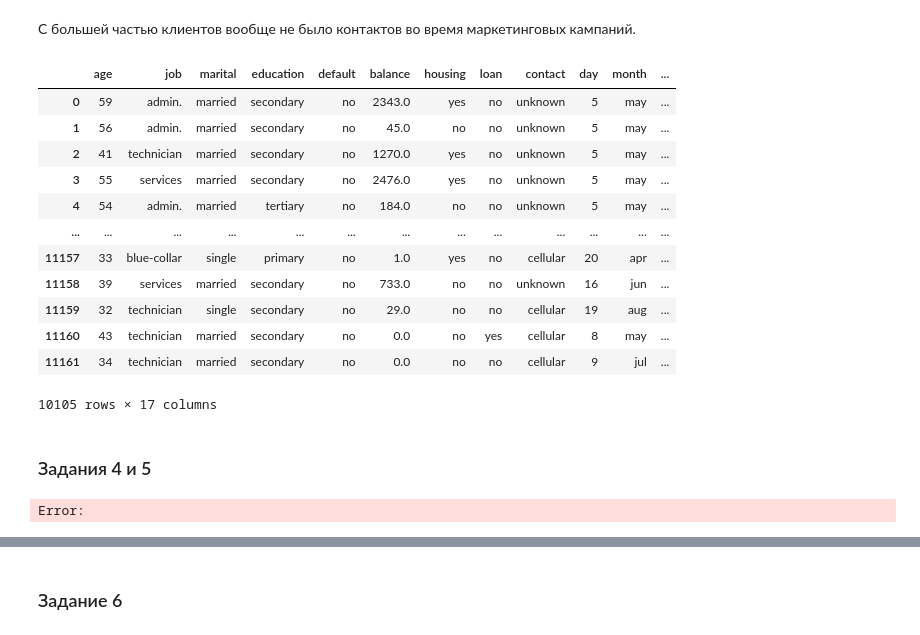
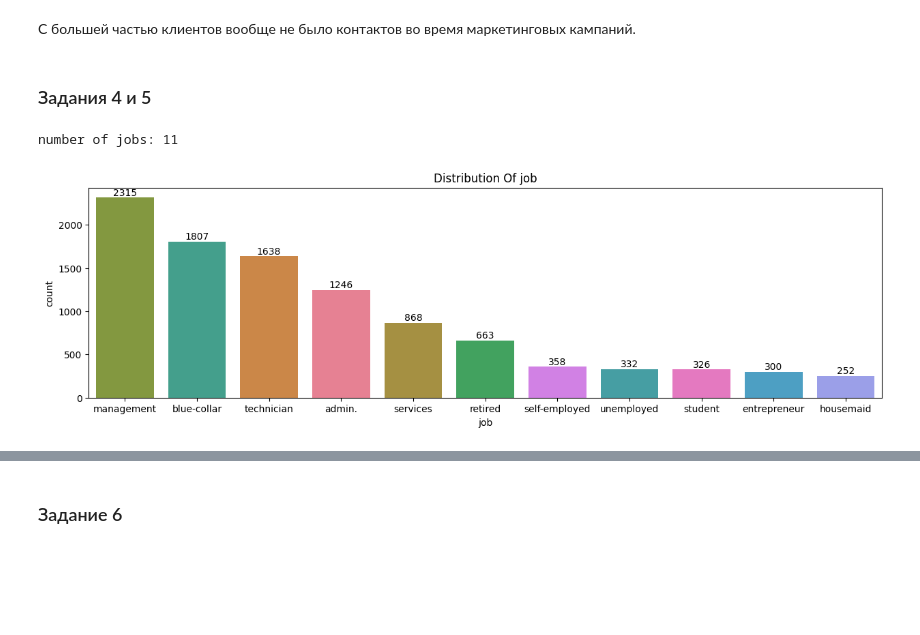
Before and after one commit to Blooodniy/PROJECT-4, a Jupyter notebook: Project_4_ML copy.ipynb, the cells around one changed output, grey strips where cells are left out. Cells and saved outputs as stored; diff of their text form; code cells hidden in the pictures; blank space fills up the shorter version.

```diff
--- a/Project_4_ML copy.ipynb
+++ b/Project_4_ML copy.ipynb
@@ -206,27 +206,20 @@ plt.show()
 [figure]
 # %% [markdown]
 С большей частью клиентов вообще не было контактов во время маркетинговых кампаний.
-# %%
-df
-# %% [output]
-|  | age | job | marital | education | default | balance | housing | loan | contact | day | month | ... |
-| 0 | 59 | admin. | married | secondary | no | 2343.0 | yes | no | unknown | 5 | may | ... |
-| 1 | 56 | admin. | married | secondary | no | 45.0 | no | no | unknown | 5 | may | ... |
-| 2 | 41 | technician | married | secondary | no | 1270.0 | yes | no | unknown | 5 | may | ... |
-| 3 | 55 | services | married | secondary | no | 2476.0 | yes | no | unknown | 5 | may | ... |
-| 4 | 54 | admin. | married | tertiary | no | 184.0 | no | no | unknown | 5 | may | ... |
-| ... | ... | ... | ... | ... | ... | ... | ... | ... | ... | ... | ... | ... |
-| 11157 | 33 | blue-collar | single | primary | no | 1.0 | yes | no | cellular | 20 | apr | ... |
-| 11158 | 39 | services | married | secondary | no | 733.0 | no | no | unknown | 16 | jun | ... |
-| 11159 | 32 | technician | single | secondary | no | 29.0 | no | no | cellular | 19 | aug | ... |
-| 11160 | 43 | technician | married | secondary | no | 0.0 | no | yes | cellular | 8 | may | ... |
-| 11161 | 34 | technician | married | secondary | no | 0.0 | no | no | cellular | 9 | jul | ... |
-10105 rows × 17 columns
 # %% [markdown]
 ### Задания 4 и 5
 # %%
 #рассчитайте описательные статистики для категориальных переменных, проинтерпретируйте результат
 #ваш код
 #постройте визуализации, иллюстрирующие результаты
+print(f'number of jobs: {df["job"].value_counts().shape[0]}')
+
+fig = plt.figure(figsize=(15,4))
+fig = sns.countplot(x=df['job'], hue=df['job'], order=df['job'].value_counts().index)
+fig.set_title("Distribution Of job")
+for container in fig.containers:
+    fig.bar_label(container)
+plt.show()
 # %% [output]
-Error:
+number of jobs: 11
+[figure, added]
```
Also changed, not shown: parts of 24 cells of this notebook.
